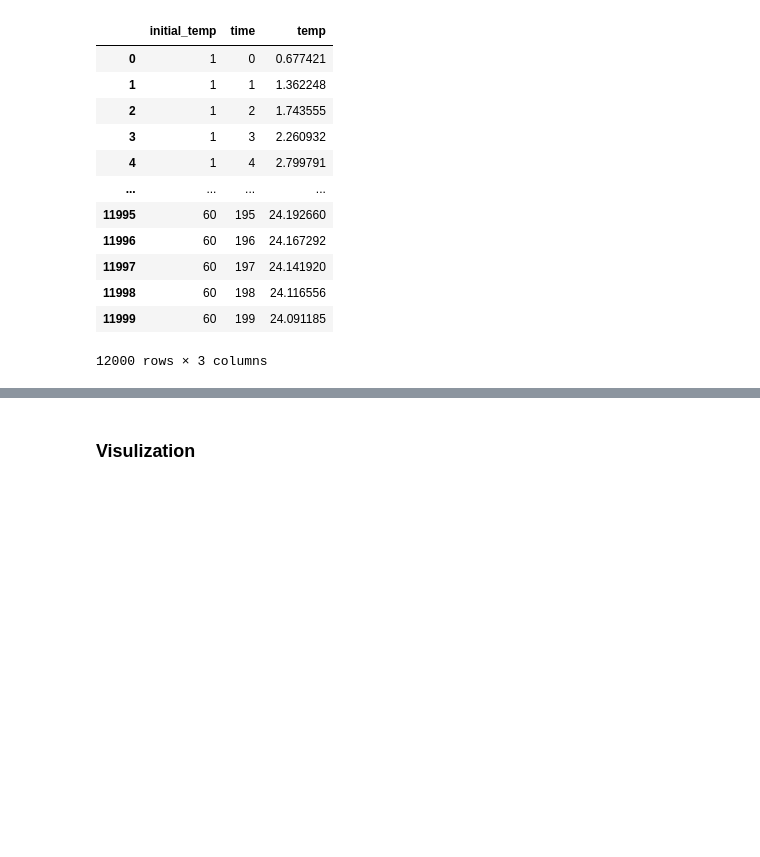
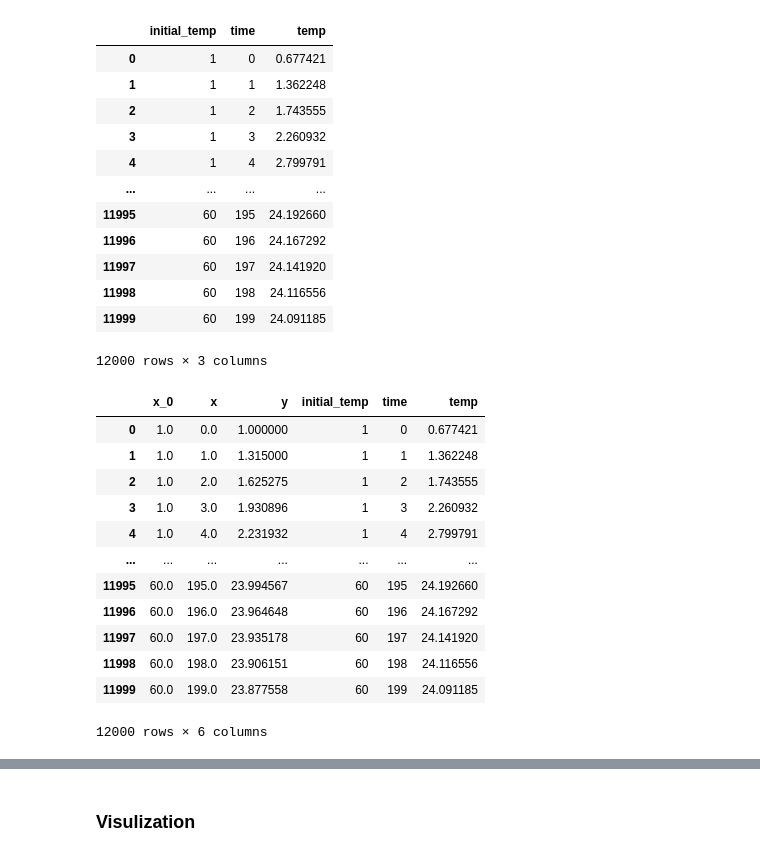
Before and after one commit to runnily/3095-Simulations-of-hybrid-systems-using-neural-networks, a Jupyter notebook: plots/plots.ipynb, the cells around one changed output, grey strips where cells are left out. Drawn from its saved outputs; the diff is of its cells as text; code cells hidden in the pictures; blank space fills up the shorter version.

```diff
--- a/plots/plots.ipynb
+++ b/plots/plots.ipynb
@@ -271,3 +271,21 @@ newtons_law_df_preds
 | 11998 | 60 | 198 | 24.116556 |
 | 11999 | 60 | 199 | 24.091185 |
 12000 rows × 3 columns
+# %%
+newtons_law_df = newtons_law_df.astype("float64")
+newtons_law_df_compare = pd.merge(newtons_law_df, newtons_law_df_preds, right_index=True, left_index=True)
+newtons_law_df_compare
+# %% [output]
+|  | x_0 | x | y | initial_temp | time | temp |
+| 0 | 1.0 | 0.0 | 1.000000 | 1 | 0 | 0.677421 |
+| 1 | 1.0 | 1.0 | 1.315000 | 1 | 1 | 1.362248 |
+| 2 | 1.0 | 2.0 | 1.625275 | 1 | 2 | 1.743555 |
+| 3 | 1.0 | 3.0 | 1.930896 | 1 | 3 | 2.260932 |
+| 4 | 1.0 | 4.0 | 2.231932 | 1 | 4 | 2.799791 |
+| ... | ... | ... | ... | ... | ... | ... |
+| 11995 | 60.0 | 195.0 | 23.994567 | 60 | 195 | 24.192660 |
+| 11996 | 60.0 | 196.0 | 23.964648 | 60 | 196 | 24.167292 |
+| 11997 | 60.0 | 197.0 | 23.935178 | 60 | 197 | 24.141920 |
+| 11998 | 60.0 | 198.0 | 23.906151 | 60 | 198 | 24.116556 |
+| 11999 | 60.0 | 199.0 | 23.877558 | 60 | 199 | 24.091185 |
+12000 rows × 6 columns
```
Also changed, not shown: parts of 5 cells of this notebook.
